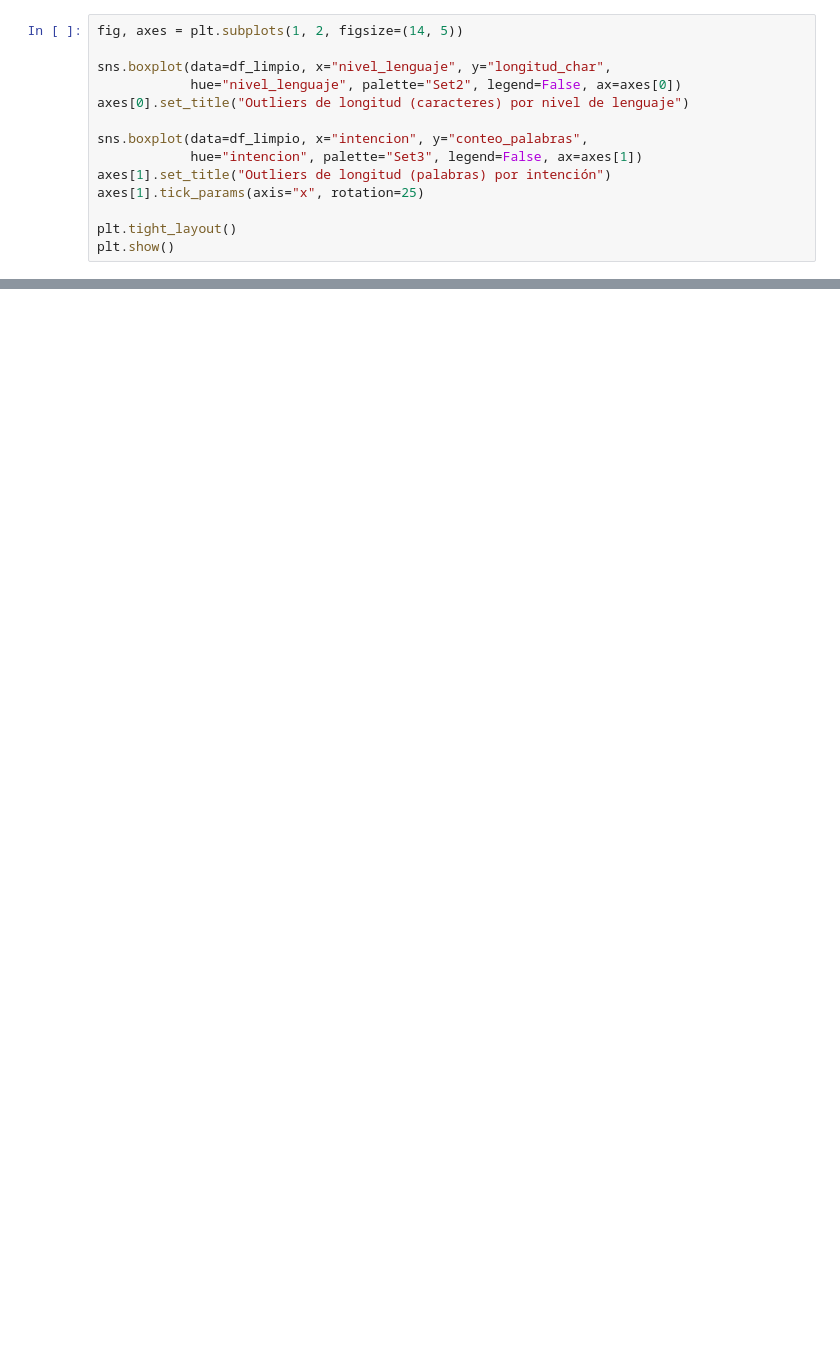
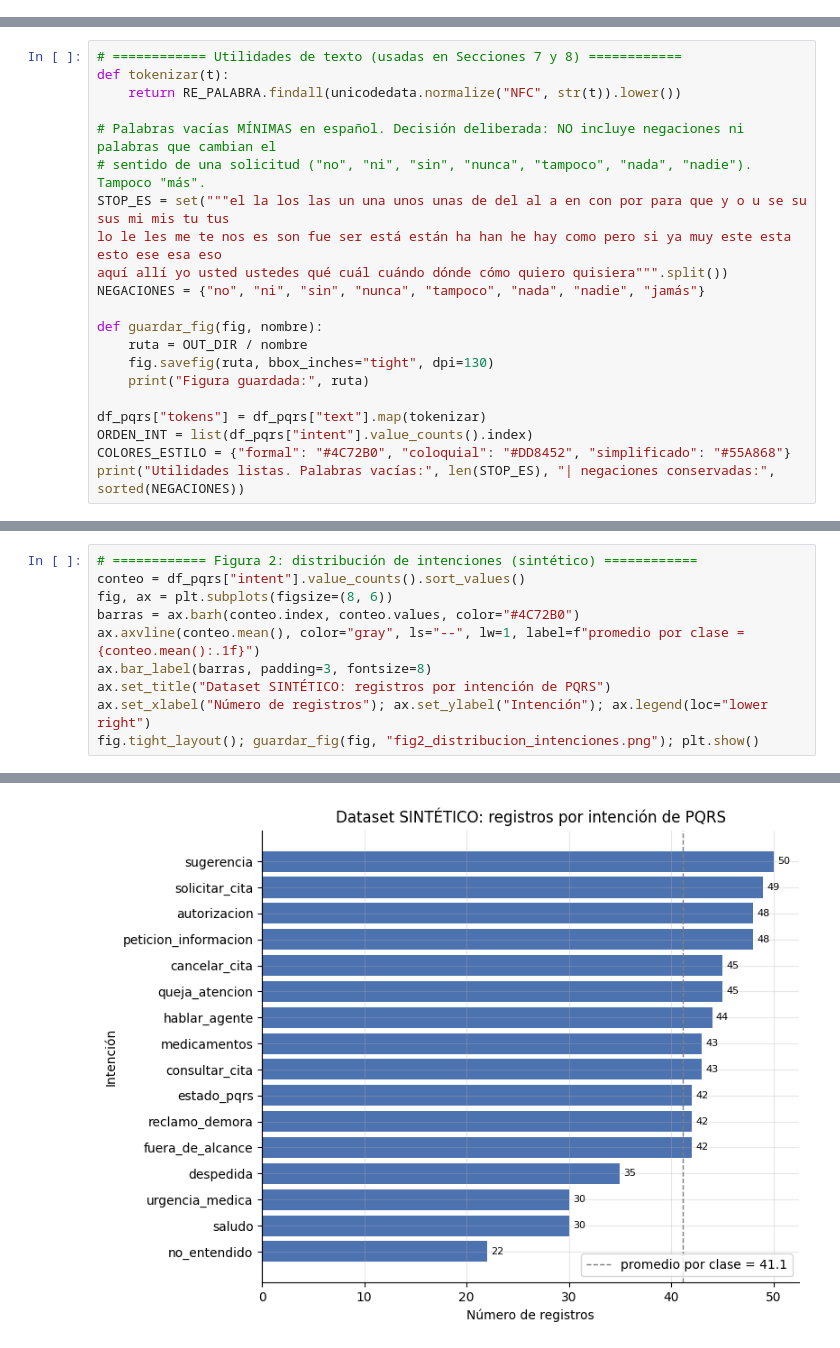
Before and after one commit to Carpediem-code234/chatbot-NLP-PQRS, a Jupyter notebook: notebooks/EDA_PQRS_NLP.ipynb, the cells around one changed output, grey strips where cells are left out. Cells and saved outputs as stored; diff of their text form; blank space fills up the shorter version.

```diff
--- a/notebooks/EDA_PQRS_NLP.ipynb
+++ b/notebooks/EDA_PQRS_NLP.ipynb
@@ -679,14 +0,0 @@ introducido en la Sección 1.5).
-# %%
-fig, axes = plt.subplots(1, 2, figsize=(14, 5))
-
-sns.boxplot(data=df_limpio, x="nivel_lenguaje", y="longitud_char",
-            hue="nivel_lenguaje", palette="Set2", legend=False, ax=axes[0])
-axes[0].set_title("Outliers de longitud (caracteres) por nivel de lenguaje")
-
-sns.boxplot(data=df_limpio, x="intencion", y="conteo_palabras",
-            hue="intencion", palette="Set3", legend=False, ax=axes[1])
-axes[1].set_title("Outliers de longitud (palabras) por intención")
-axes[1].tick_params(axis="x", rotation=25)
-
-plt.tight_layout()
-plt.show()
@@ -752,0 +1161,21 @@ df_limpio.loc[df_limpio["posible_ruido"], ["texto_usuario", "intencion", "nivel_
+# %%
+# ============ Utilidades de texto (usadas en Secciones 7 y 8) ============
+def tokenizar(t):
+    return RE_PALABRA.findall(unicodedata.normalize("NFC", str(t)).lower())
+
+# Palabras vacías MÍNIMAS en español. Decisión deliberada: NO incluye negaciones ni palabras que cambian el
+# sentido de una solicitud ("no", "ni", "sin", "nunca", "tampoco", "nada", "nadie"). Tampoco "más".
+STOP_ES = set("""el la los las un una unos unas de del al a en con por para que y o u se su sus mi mis tu tus
+lo le les me te nos es son fue ser está están ha han he hay como pero si ya muy este esta esto ese esa eso
+aquí allí yo usted ustedes qué cuál cuándo dónde cómo quiero quisiera""".split())
+NEGACIONES = {"no", "ni", "sin", "nunca", "tampoco", "nada", "nadie", "jamás"}
+
+def guardar_fig(fig, nombre):
+    ruta = OUT_DIR / nombre
+    fig.savefig(ruta, bbox_inches="tight", dpi=130)
+    print("Figura guardada:", ruta)
+
+df_pqrs["tokens"] = df_pqrs["text"].map(tokenizar)
+ORDEN_INT = list(df_pqrs["intent"].value_counts().index)
+COLORES_ESTILO = {"formal": "#4C72B0", "coloquial": "#DD8452", "simplificado": "#55A868"}
+print("Utilidades listas. Palabras vacías:", len(STOP_ES), "| negaciones conservadas:", sorted(NEGACIONES))
@@ -752,0 +1206,11 @@ df_limpio.loc[df_limpio["posible_ruido"], ["texto_usuario", "intencion", "nivel_
+# %%
+# ============ Figura 2: distribución de intenciones (sintético) ============
+conteo = df_pqrs["intent"].value_counts().sort_values()
+fig, ax = plt.subplots(figsize=(8, 6))
+barras = ax.barh(conteo.index, conteo.values, color="#4C72B0")
+ax.axvline(conteo.mean(), color="gray", ls="--", lw=1, label=f"promedio por clase = {conteo.mean():.1f}")
+ax.bar_label(barras, padding=3, fontsize=8)
+ax.set_title("Dataset SINTÉTICO: registros por intención de PQRS")
+ax.set_xlabel("Número de registros"); ax.set_ylabel("Intención"); ax.legend(loc="lower right")
+fig.tight_layout(); guardar_fig(fig, "fig2_distribucion_intenciones.png"); plt.show()
+# %% [output]
@@ -752,0 +1218 @@ df_limpio.loc[df_limpio["posible_ruido"], ["texto_usuario", "intencion", "nivel_
+[figure, added]
```
Also changed, not shown: parts of 81 cells of this notebook.
